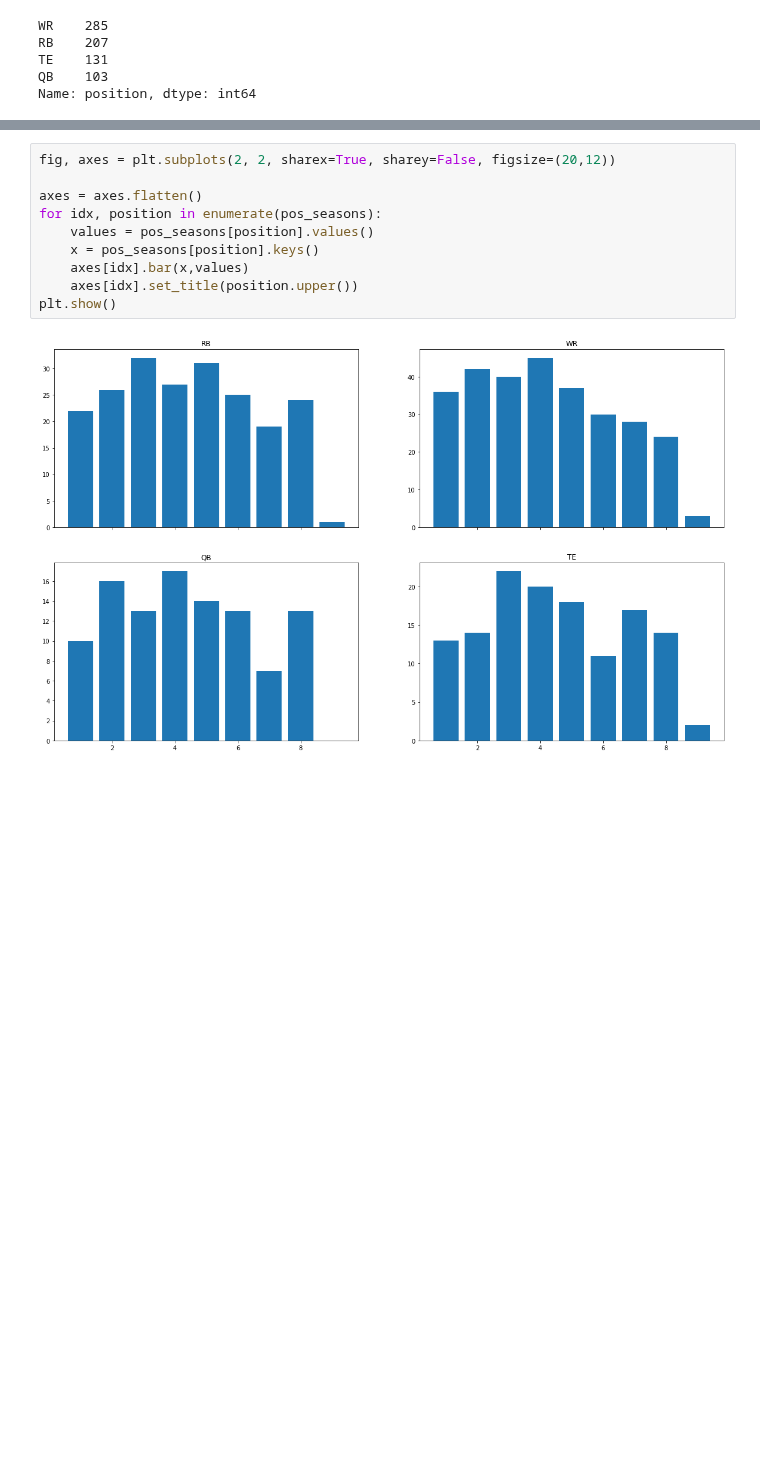
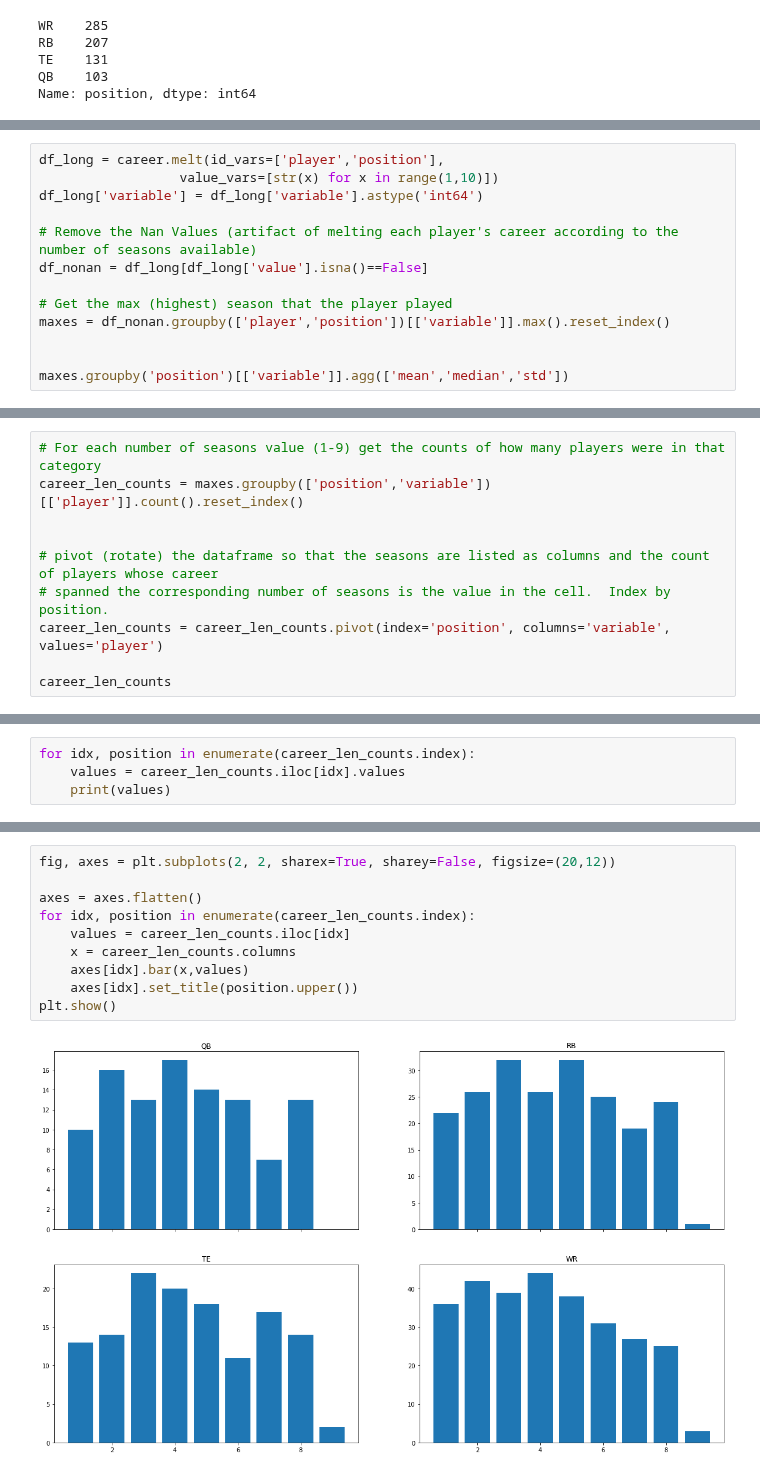
Before and after one commit to djboudia/Gridiron-Gurneys, a Jupyter notebook: 02_EDA_Model_Development.ipynb, the cells around one changed output, grey strips where cells are left out. Drawn from its saved outputs; the diff is of its cells as text; blank space fills up the shorter version.

```diff
--- a/02_EDA_Model_Development.ipynb
+++ b/02_EDA_Model_Development.ipynb
@@ -62,0 +30,13 @@ pd.DataFrame(pos_seasons).T
+# %%
+df_long = career.melt(id_vars=['player','position'],
+                  value_vars=[str(x) for x in range(1,10)])
+df_long['variable'] = df_long['variable'].astype('int64')
+
+# Remove the Nan Values (artifact of melting each player's career according to the number of seasons available)
+df_nonan = df_long[df_long['value'].isna()==False]
+
+# Get the max (highest) season that the player played
+maxes = df_nonan.groupby(['player','position'])[['variable']].max().reset_index()
+
+
+maxes.groupby('position')[['variable']].agg(['mean','median','std'])
@@ -62,0 +51,10 @@ pd.DataFrame(pos_seasons).T
+# %%
+# For each number of seasons value (1-9) get the counts of how many players were in that category
+career_len_counts = maxes.groupby(['position','variable'])[['player']].count().reset_index()
+
+
+# pivot (rotate) the dataframe so that the seasons are listed as columns and the count of players whose career
+# spanned the corresponding number of seasons is the value in the cell.  Index by position.
+career_len_counts = career_len_counts.pivot(index='position', columns='variable', values='player')
+
+career_len_counts
@@ -62,0 +68,4 @@ pd.DataFrame(pos_seasons).T
+# %%
+for idx, position in enumerate(career_len_counts.index):
+    values = career_len_counts.iloc[idx].values
+    print(values)
@@ -63,12 +77,12 @@ pd.DataFrame(pos_seasons).T
 # %%
 fig, axes = plt.subplots(2, 2, sharex=True, sharey=False, figsize=(20,12))
 
 axes = axes.flatten()
-for idx, position in enumerate(pos_seasons):
-    values = pos_seasons[position].values()
-    x = pos_seasons[position].keys()
+for idx, position in enumerate(career_len_counts.index):
+    values = career_len_counts.iloc[idx]
+    x = career_len_counts.columns
     axes[idx].bar(x,values)
     axes[idx].set_title(position.upper())
 plt.show()
 # %% [output]
-[figure, old version]
+[figure, new version]
```
Also changed, not shown: parts of 30 cells of this notebook.
